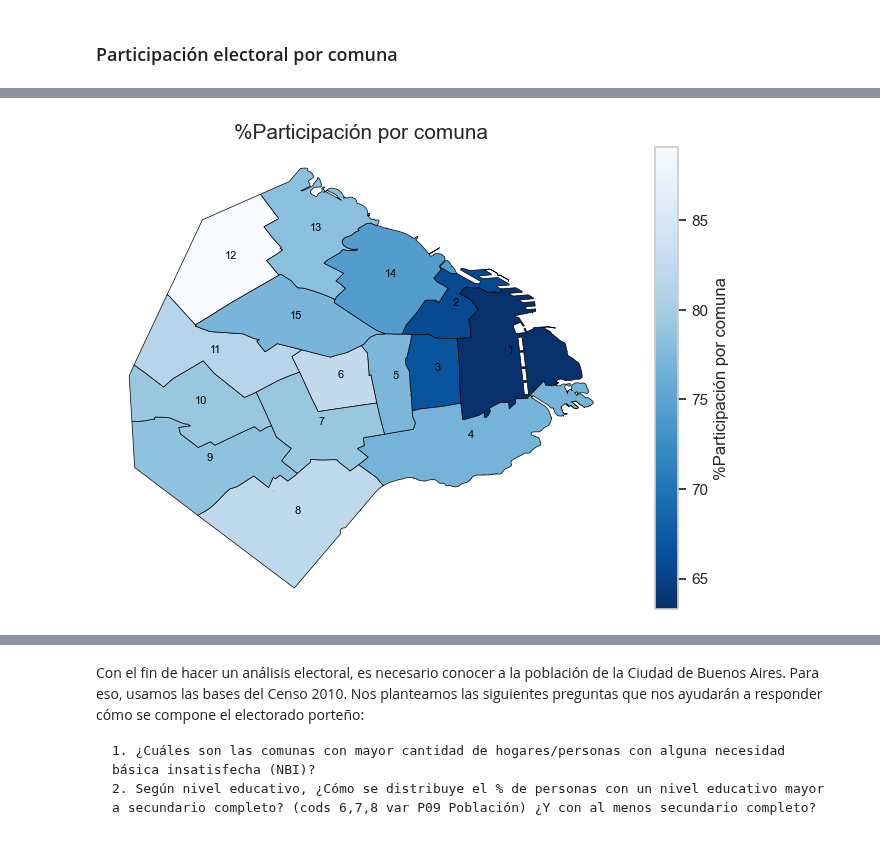
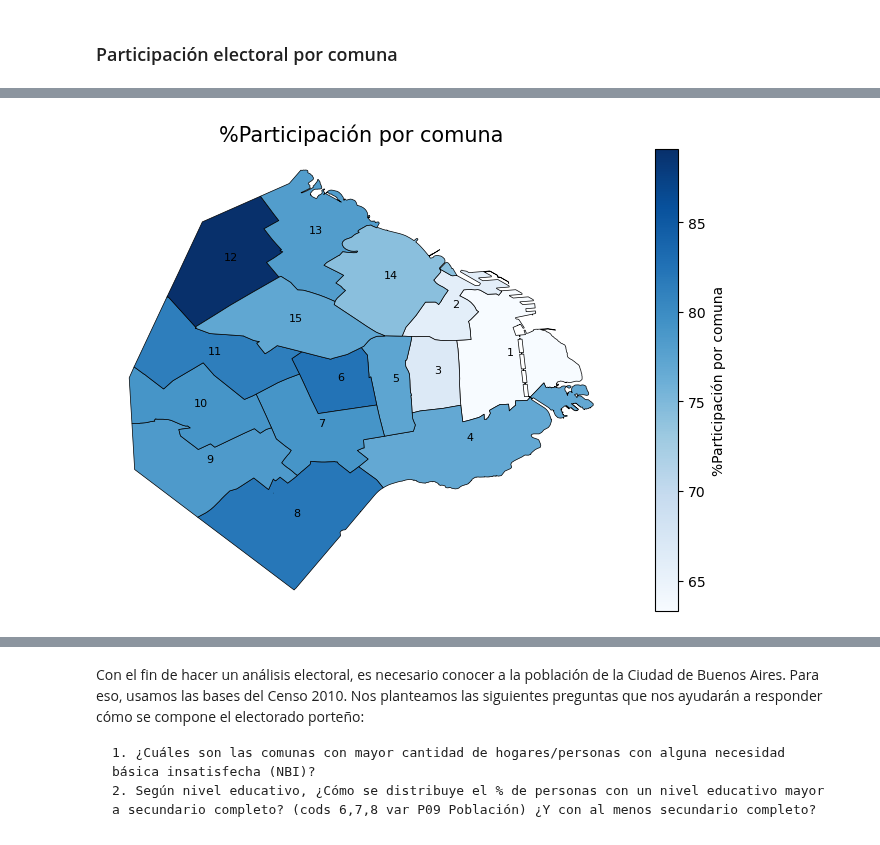
Before and after one commit to nicolasfaccini/Analisis-Elecciones-Generales-2023-Python, a Jupyter notebook: Informe_copy.ipynb, the cells around one changed output, grey strips where cells are left out. Saved outputs shown, nothing was run; the diff lists cells and outputs as text; code cells hidden in the pictures.

```diff
--- a/Informe_copy.ipynb
+++ b/Informe_copy.ipynb
@@ -62,9 +27,6 @@ df_caba = pd.read_csv('2023_Generales\CABA-circuitos-electorales.csv')
 df_ambitos = pd.read_csv('2023_Generales/Ambitos_Generales_2023.csv')
 df_colores = pd.read_csv('2023_Generales/Colores_2023.csv')
 df_resultados = pd.read_csv('2023_Generales\ResultadosElectorales_2023.csv')
-df_caba = pd.read_csv('2023_Generales\CABA-circuitos-electorales.csv')
-df_ambitos = pd.read_csv('2023_Generales/Ambitos_Generales_2023.csv')
-df_colores = pd.read_csv('2023_Generales/Colores_2023.csv')
 Cen_viviendas = pd.read_csv('censo2010/censo/vivienda.csv')
 Cen_hogares = pd.read_csv('censo2010/censo/hogar.csv')
 Cen_personas = pd.read_csv('censo2010/censo/persona.csv')
@@ -137,9 +99,5 @@ df_resultados_agrupado = df_resultadosCaba.groupby(['seccion_id', 'agrupacion_no
 
 df_resultados_agrupado = df_resultadosCaba.groupby(['seccion_id', 'agrupacion_nombre'], as_index=False)['votos_cantidad'].sum()
 df_resultados_agrupado
-
-# Encontrar el índice del máximo en la columna 'votos_cantidad' dentro de cada grupo
 idx_max_votos = df_resultados_agrupado.groupby('seccion_id')['votos_cantidad'].idxmax()
-
-# Obtener el DataFrame de los ganadores
 df_ganadores_seccion = df_resultados_agrupado.loc[idx_max_votos]
@@ -151,0 +106,12 @@ See the caveats in the documentation: https://pandas.pydata.org/pandas-docs/stab
+# %%
+df_resultados_caba['seccion_id'] = df_resultados_caba['seccion_id'].astype(int)
+df_caba['COMUNA'] = df_caba['COMUNA'].astype(int)
+df_combinado = pd.merge(df_resultados_caba, df_caba, left_on='seccion_id', right_on='COMUNA', how='left')
+df_combinado.head().T
+
+
+df_presidente = df_combinado[df_combinado['cargo_nombre'] == 'PRESIDENTE Y VICE']
+nuevo_df = df_presidente[['mesa_id', 'cargo_nombre', 'circuito_id','votos_cantidad', 'COMUNA', 'agrupacion_id', 'agrupacion_nombre']]
+df_analisis = nuevo_df.drop_duplicates()
+df_analisis = df_analisis.reset_index(drop=True)
+df_analisis.head()
@@ -156,32 +161,21 @@ See the caveats in the documentation: https://pandas.pydata.org/pandas-docs/stab
 # %%
 gdf5 = gpd.GeoDataFrame(df_caba, geometry=gpd.GeoSeries.from_wkt(df_caba['WKT']))
 gdf5 = gdf5.join(df_resultadosCaba2.set_index('COMUNA'), on='COMUNA', how='left')
-
-# Dissolver por COMUNA y calcular el promedio de "% según población de comuna"
 gdf5_dissolved = gdf5.dissolve(by='COMUNA', aggfunc='mean')
-
-# Crear el gráfico
 fig, ax = plt.subplots(1, 1, figsize=(10, 6))
-
-# Cambiar colores y agregar etiquetas
 gdf5_dissolved.plot(column='Participacion_por_comuna', ax=ax, legend=True,
                    legend_kwds={'label': "%Participación por comuna",
-                                'orientation': "vertical"}, cmap='Blues_r',
+                                'orientation': "vertical"}, cmap='Blues',
                    edgecolor='black', linewidth=0.5)
-
-# Agregar etiquetas a las comunas
 for x, y, label in zip(gdf5_dissolved.geometry.centroid.x, gdf5_dissolved.geometry.centroid.y, gdf5_dissolved.index):
     ax.annotate(label, xy=(x, y), xytext=(3, 3), textcoords="offset points", fontsize=8, ha='center', va='center', color='black')
-
-
-# Añadir título y etiquetas
 ax.set_title('%Participación por comuna', fontdict={'fontsize': '15', 'fontweight': '3'})
 ax.set_xlabel(None)
 ax.set_ylabel(None)
 ax.set_xticks([])
 ax.set_yticks([])
 ax.set_frame_on(False)
 
 plt.show()
 # %% [output]
-[figure, old version]
+[figure, new version]
```
Also changed, not shown: parts of 35 cells of this notebook.
